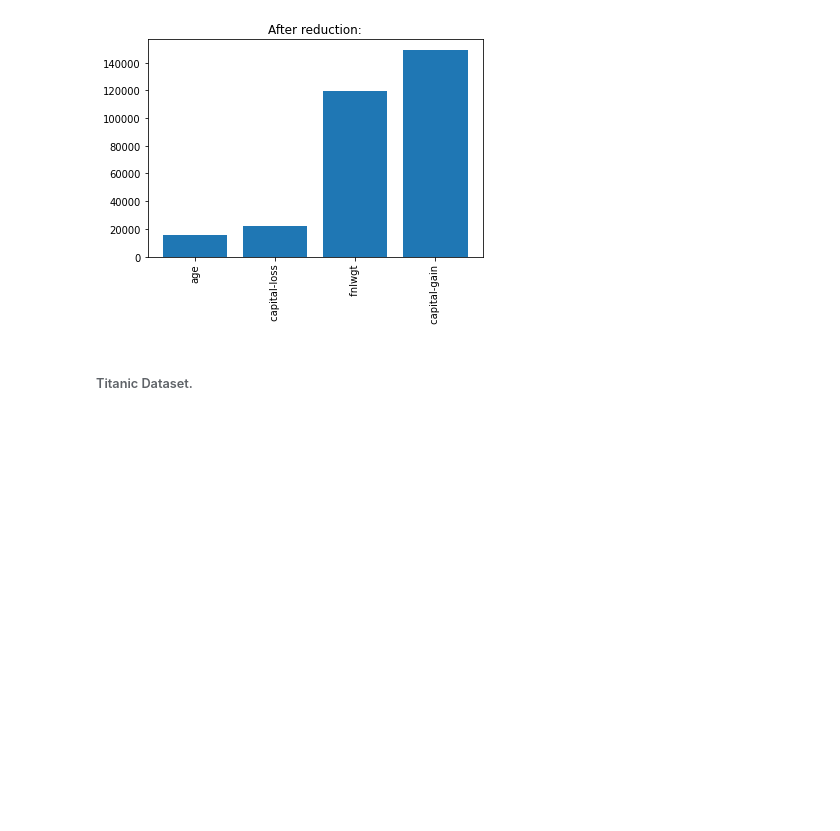
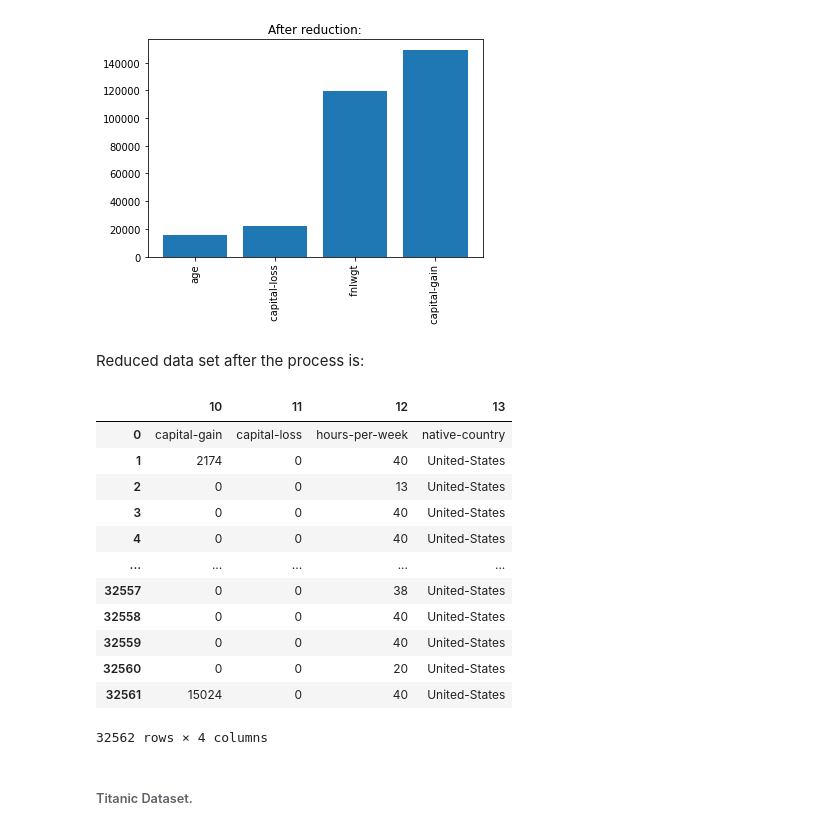
Before and after one commit to AvrahamBi/TDS-Project, a Jupyter notebook: TDS notebook.ipynb, the cells around one changed output. Cells and saved outputs as stored; diff of their text form; code cells hidden in the pictures; blank space fills up the shorter version.

```diff
--- a/TDS notebook.ipynb
+++ b/TDS notebook.ipynb
@@ -164,6 +183,24 @@ Feature:  capital-loss,   Score: 21906
 Feature:  fnlwgt,   Score: 119726
 Feature:  capital-gain,   Score: 149368
 [figure]
+# %% [markdown]
+Reduced data set after the process is:
+# %%
+reduced_income
+# %% [output]
+|  | 10 | 11 | 12 | 13 |
+| 0 | capital-gain | capital-loss | hours-per-week | native-country |
+| 1 | 2174 | 0 | 40 | United-States |
+| 2 | 0 | 0 | 13 | United-States |
+| 3 | 0 | 0 | 40 | United-States |
+| 4 | 0 | 0 | 40 | United-States |
+| ... | ... | ... | ... | ... |
+| 32557 | 0 | 0 | 38 | United-States |
+| 32558 | 0 | 0 | 40 | United-States |
+| 32559 | 0 | 0 | 40 | United-States |
+| 32560 | 0 | 0 | 20 | United-States |
+| 32561 | 15024 | 0 | 40 | United-States |
+32562 rows × 4 columns
 # %% [markdown]
 ###### Titanic Dataset.
 # %%
```
Also changed, not shown: parts of 9 cells of this notebook, 1 other file.
